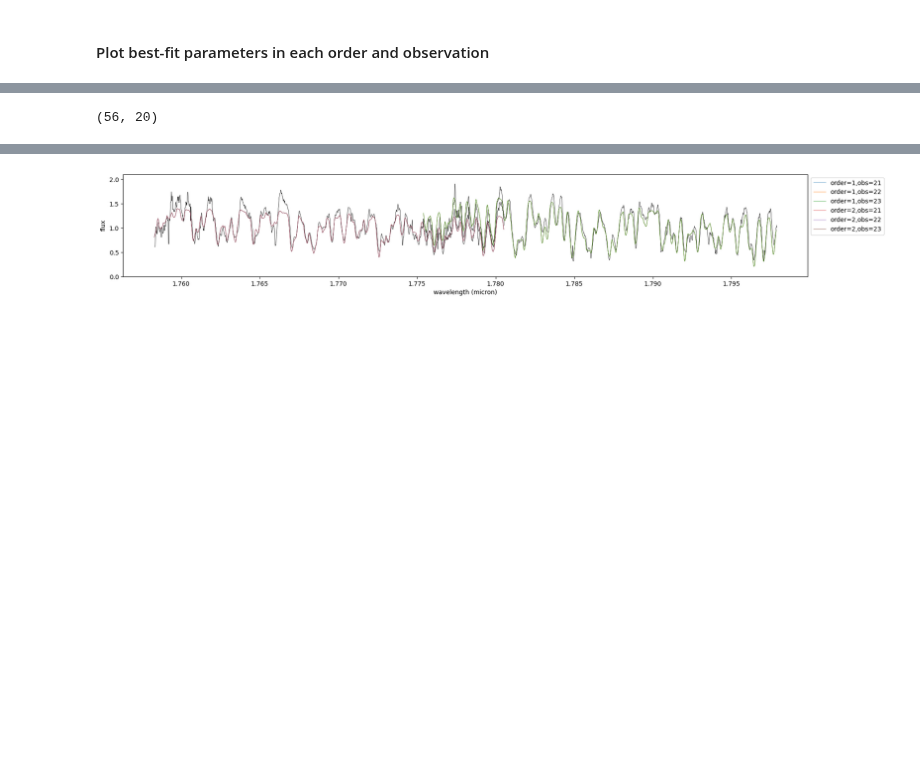
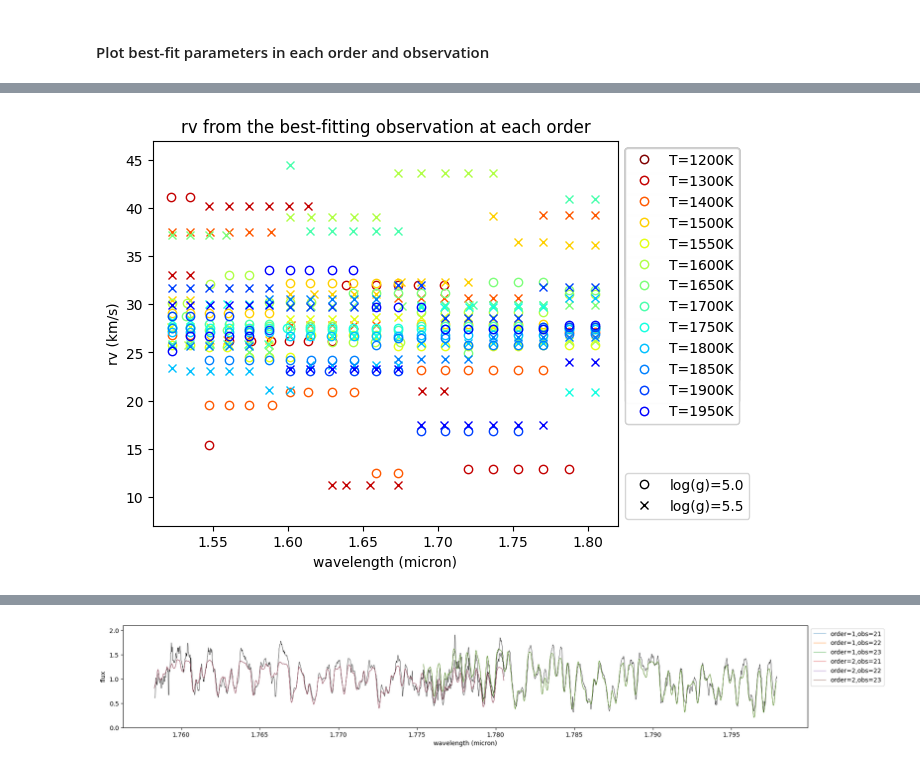
Before and after one commit to alphalyncis/dopplerimg, a Jupyter notebook: code/fit_IGRINS_H.ipynb, the cells around one changed output, grey strips where cells are left out. Cells and saved outputs as stored; diff of their text form; code cells hidden in the pictures; blank space fills up the shorter version.

```diff
--- a/code/fit_IGRINS_H.ipynb
+++ b/code/fit_IGRINS_H.ipynb
@@ -9,11 +9,13 @@ from scipy import signal
 import glob
 from astropy.table import Table
 from matplotlib.lines import Line2D
+import pandas as pd
 homedir = os.path.expanduser('~')
 def normalized_cmap(val, low, high, cmap):
     cmap = plt.get_cmap(cmap)
     rang=high-low
     return cmap(int((val-low)*255/rang))
+c = 2.99792e5 # km/s
 # %% [markdown]
 #### Load observed data for comparison
 # %%
@@ -230,4 +262,23 @@ for model in modellist:
-# %%
-obs.shape
-# %% [output]
-(56, 20)
+# %%
+# fitted rv vs. order(wavelength), best-fit obs
+plt.figure(figsize=(6,5))
+for model in modellist:
+    temp = float(model[4:8])*100
+    lam_points = np.median(np.median(chiplams[model], axis=0), axis=1) # plot one point per wl
+    rv_points = rv[model].reshape((56, 20))[best_ind[model]] * c
+    if "-5.0" in model:
+        plt.plot(lam_points, rv_points, "o", mfc="none", color=normalized_cmap(temp,low=1250,high=2050,cmap='jet_r'), label=f"T={temp:.0f}K")
+    if "-5.5" in model:
+        plt.plot(lam_points, rv_points, "x", mfc="none", color=normalized_cmap(temp,low=1250,high=2050,cmap='jet_r'))
+    plt.xlabel("wavelength (micron)")
+    plt.ylabel("rv (km/s)")
+    plt.xlim((1.51, 1.82))
+    plt.ylim((7,47))
+    plt.title("rv from the best-fitting observation at each order")
+    custom_lines = [Line2D([0], [0], marker='o', markerfacecolor='none', color="black", lw=0),
+                    Line2D([0], [0], marker='x', color="black", lw=0)]
+    leg = plt.legend(loc=2, bbox_to_anchor=(1,1))
+    plt.gca().add_artist(leg)
+    plt.legend(custom_lines, ["log(g)=5.0", "log(g)=5.5"],loc=3, bbox_to_anchor=(1,0))
+# %% [output]
+[figure, added]
```
Also changed, not shown: parts of 15 cells of this notebook, 2 other files.
